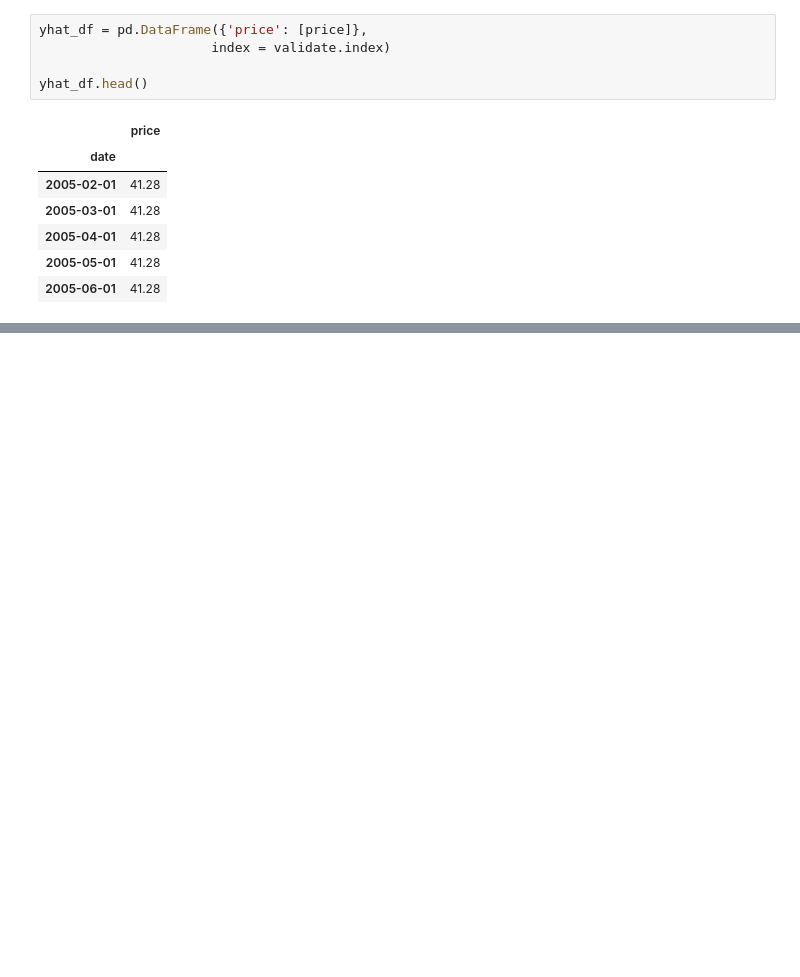
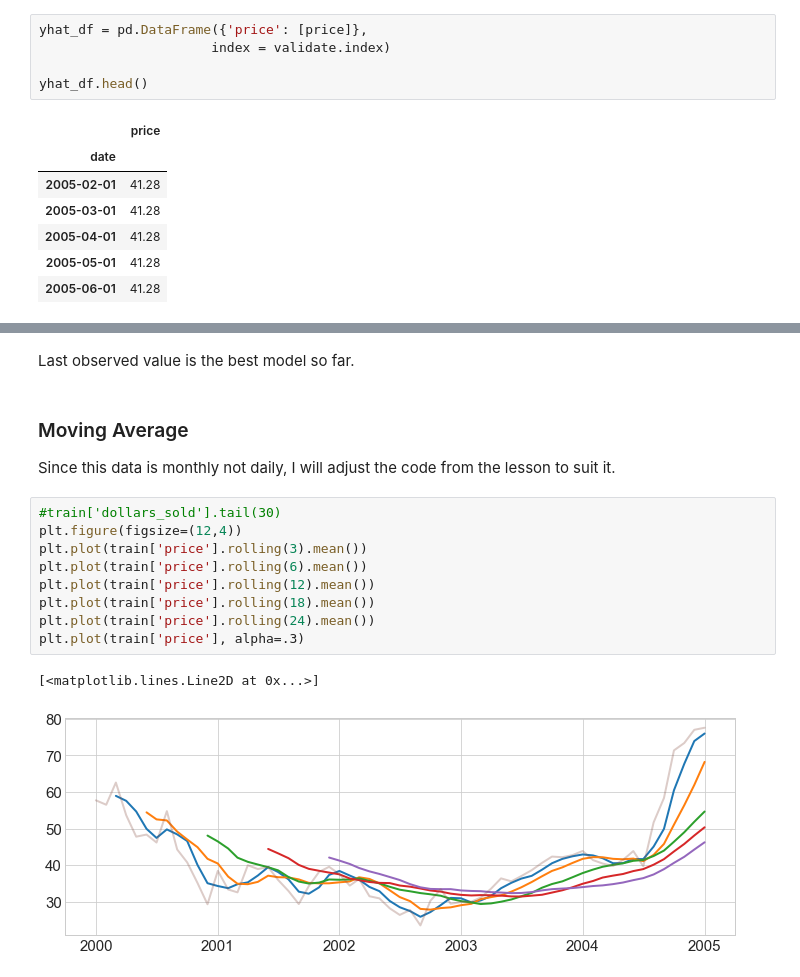
Before and after one commit to KwameTaylor/time-series-exercises, a Jupyter notebook: modeling-lesson-with-stock-data.ipynb, the cells around one changed output, grey strips where cells are left out. Saved outputs shown, nothing was run; the diff lists cells and outputs as text; blank space fills up the shorter version.

Commit message:
working with stock data and the lesson

```diff
--- a/modeling-lesson-with-stock-data.ipynb
+++ b/modeling-lesson-with-stock-data.ipynb
@@ -293,0 +329,18 @@ yhat_df.head()
+# %% [markdown]
+Last observed value is the best model so far.
+# %% [markdown]
+### Moving Average
+
+Since this data is monthly not daily, I will adjust the code from the lesson to suit it.
+# %%
+#train['dollars_sold'].tail(30)
+plt.figure(figsize=(12,4))
+plt.plot(train['price'].rolling(3).mean())
+plt.plot(train['price'].rolling(6).mean())
+plt.plot(train['price'].rolling(12).mean())
+plt.plot(train['price'].rolling(18).mean())
+plt.plot(train['price'].rolling(24).mean())
+plt.plot(train['price'], alpha=.3)
+# %% [output]
+[<matplotlib.lines.Line2D at 0x...>]
+[figure, added]
```
Also changed, not shown: parts of 32 cells of this notebook, 1 other file.
